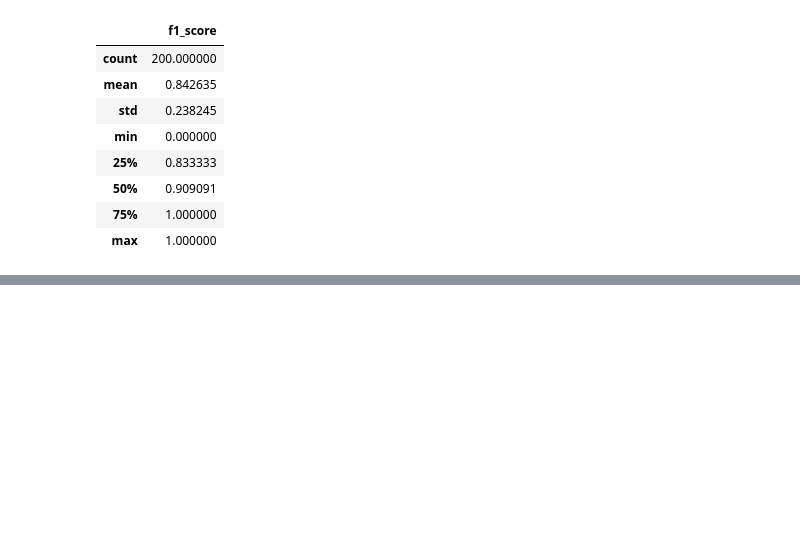
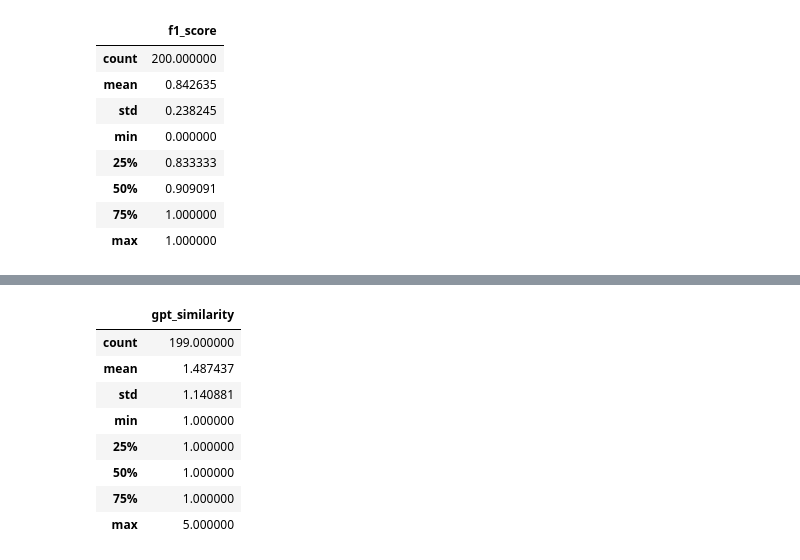
Before and after one commit to prabdeb/openai-iot-speech-chatbot, a Jupyter notebook: experiments/evaluation/Results.ipynb, the cells around one changed output, grey strips where cells are left out. Cells and saved outputs as stored; diff of their text form; code cells hidden in the pictures; blank space fills up the shorter version.

```diff
--- a/experiments/evaluation/Results.ipynb
+++ b/experiments/evaluation/Results.ipynb
@@ -47,0 +58,13 @@ array([[<Axes: title={'center': 'f1_score'}>]], dtype=object)
+# %%
+# Average GPT score
+gpt_similarity.describe()
+# %% [output]
+|  | gpt_similarity |
+| count | 199.000000 |
+| mean | 1.487437 |
+| std | 1.140881 |
+| min | 1.000000 |
+| 25% | 1.000000 |
+| 50% | 1.000000 |
+| 75% | 1.000000 |
+| max | 5.000000 |
```
Also changed, not shown: parts of 4 cells of this notebook, 3 other files.
